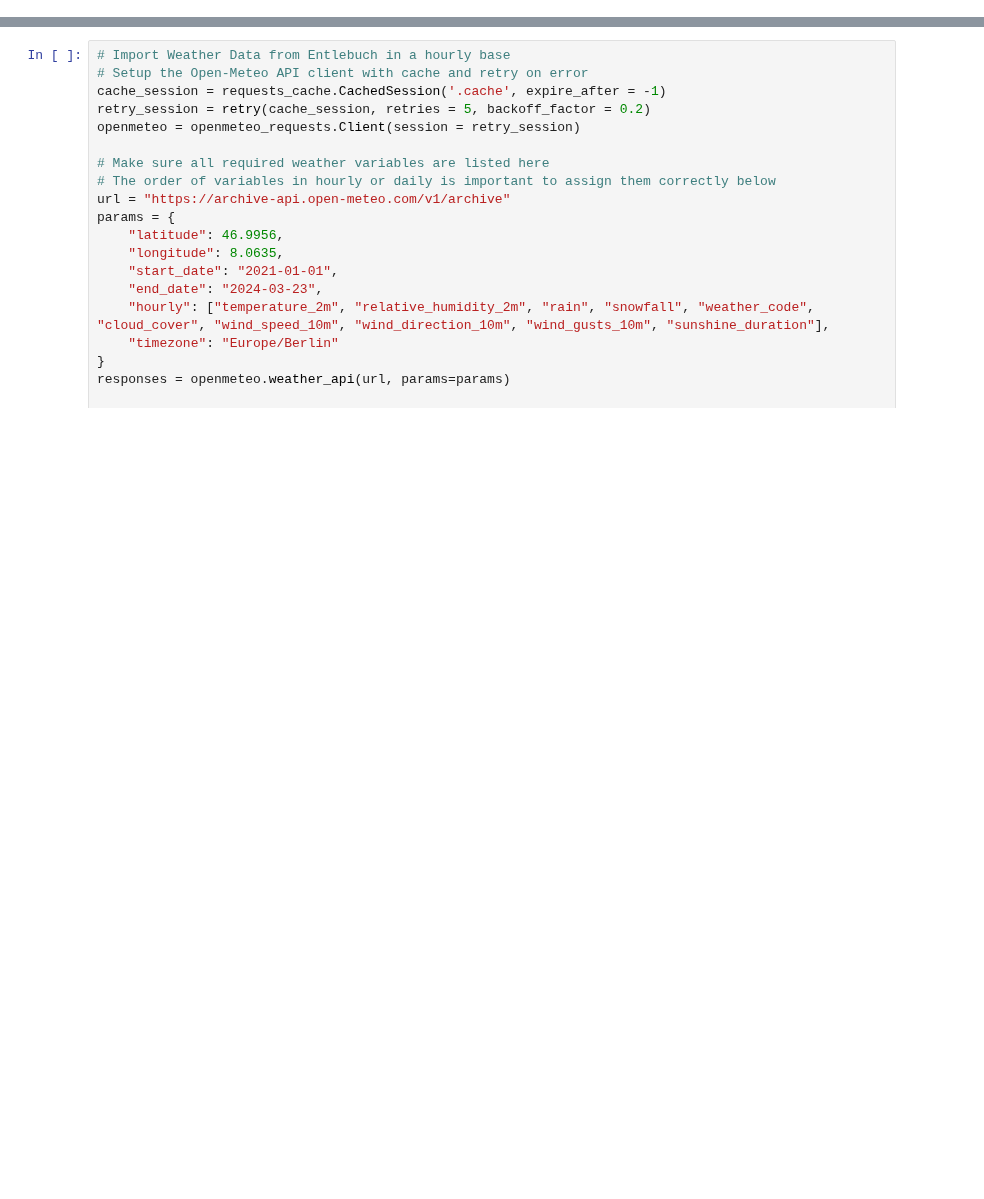
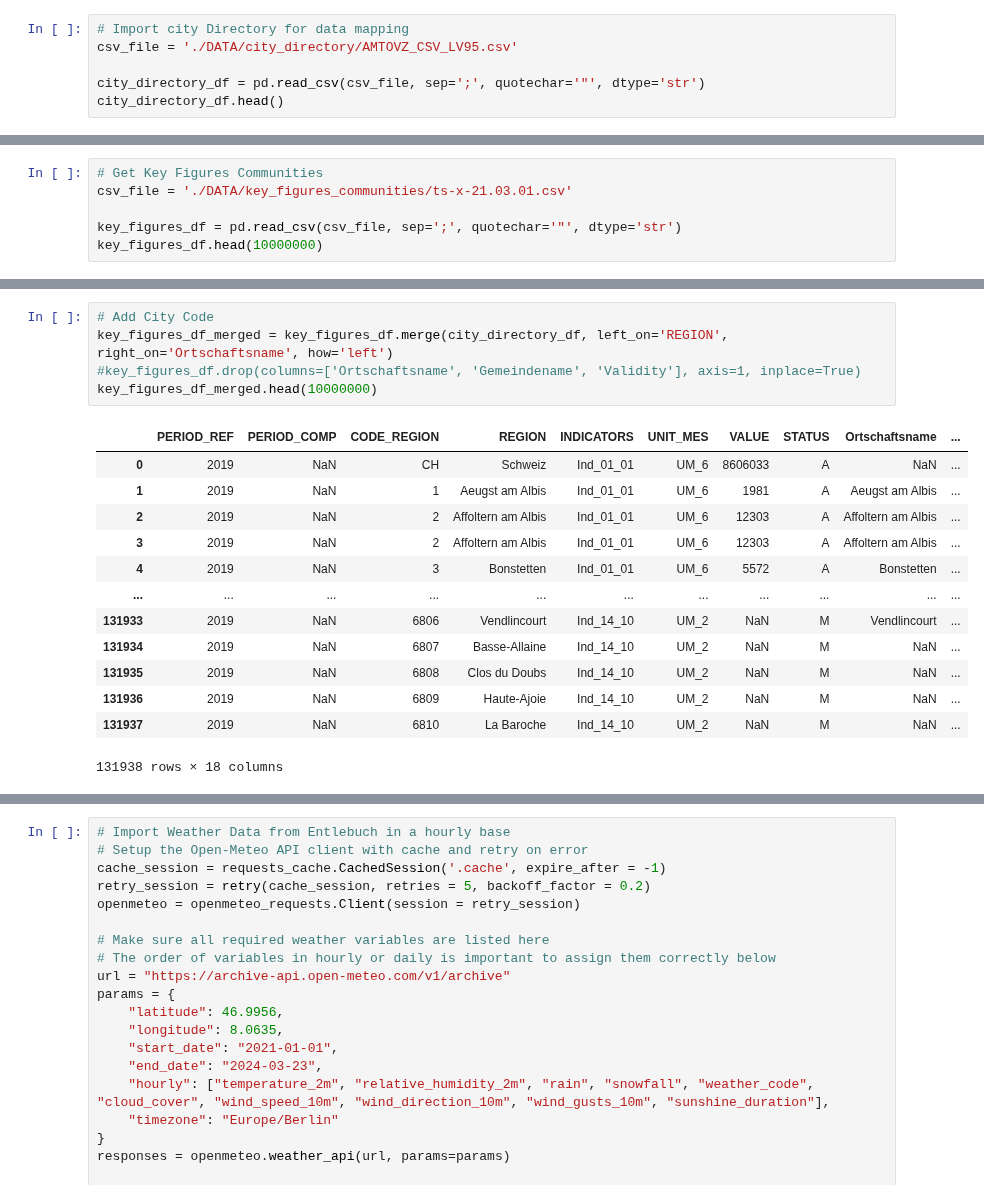
Before and after one commit to 7Horizon/BINA-CaseStudy, a Jupyter notebook: Smartmeter_Data.ipynb, the cells around one changed output, grey strips where cells are left out. Drawn from its saved outputs; the diff is of its cells as text; blank space fills up the shorter version.

Commit message:
First try on joining city directory

```diff
--- a/Smartmeter_Data.ipynb
+++ b/Smartmeter_Data.ipynb
@@ -31,0 +16,6 @@ from retry_requests import retry
+# %%
+# Import city Directory for data mapping
+csv_file = './DATA/city_directory/AMTOVZ_CSV_LV95.csv'
+
+city_directory_df = pd.read_csv(csv_file, sep=';', quotechar='"', dtype='str')
+city_directory_df.head()
@@ -31,0 +29,6 @@ from retry_requests import retry
+# %%
+# Get Key Figures Communities
+csv_file = './DATA/key_figures_communities/ts-x-21.03.01.csv'
+
+key_figures_df = pd.read_csv(csv_file, sep=';', quotechar='"', dtype='str')
+key_figures_df.head(10000000)
@@ -32,3 +49,22 @@ from retry_requests import retry
+# %%
+# Add City Code
+key_figures_df_merged = key_figures_df.merge(city_directory_df, left_on='REGION', right_on='Ortschaftsname', how='left')
+#key_figures_df.drop(columns=['Ortschaftsname', 'Gemeindename', 'Validity'], axis=1, inplace=True)
+key_figures_df_merged.head(10000000)
+# %% [output]
+|  | PERIOD_REF | PERIOD_COMP | CODE_REGION | REGION | INDICATORS | UNIT_MES | VALUE | STATUS | Ortschaftsname | ... |
+| 0 | 2019 | NaN | CH | Schweiz | Ind_01_01 | UM_6 | 8606033 | A | NaN | ... |
+| 1 | 2019 | NaN | 1 | Aeugst am Albis | Ind_01_01 | UM_6 | 1981 | A | Aeugst am Albis | ... |
+| 2 | 2019 | NaN | 2 | Affoltern am Albis | Ind_01_01 | UM_6 | 12303 | A | Affoltern am Albis | ... |
+| 3 | 2019 | NaN | 2 | Affoltern am Albis | Ind_01_01 | UM_6 | 12303 | A | Affoltern am Albis | ... |
+| 4 | 2019 | NaN | 3 | Bonstetten | Ind_01_01 | UM_6 | 5572 | A | Bonstetten | ... |
+| ... | ... | ... | ... | ... | ... | ... | ... | ... | ... | ... |
+| 131933 | 2019 | NaN | 6806 | Vendlincourt | Ind_14_10 | UM_2 | NaN | M | Vendlincourt | ... |
+| 131934 | 2019 | NaN | 6807 | Basse-Allaine | Ind_14_10 | UM_2 | NaN | M | NaN | ... |
+| 131935 | 2019 | NaN | 6808 | Clos du Doubs | Ind_14_10 | UM_2 | NaN | M | NaN | ... |
+| 131936 | 2019 | NaN | 6809 | Haute-Ajoie | Ind_14_10 | UM_2 | NaN | M | NaN | ... |
+| 131937 | 2019 | NaN | 6810 | La Baroche | Ind_14_10 | UM_2 | NaN | M | NaN | ... |
+131938 rows × 18 columns
 # %%
 # Get Smartmeter Data
 # Get CSV files list from folder
```
Also changed, not shown: parts of 7 cells of this notebook.
